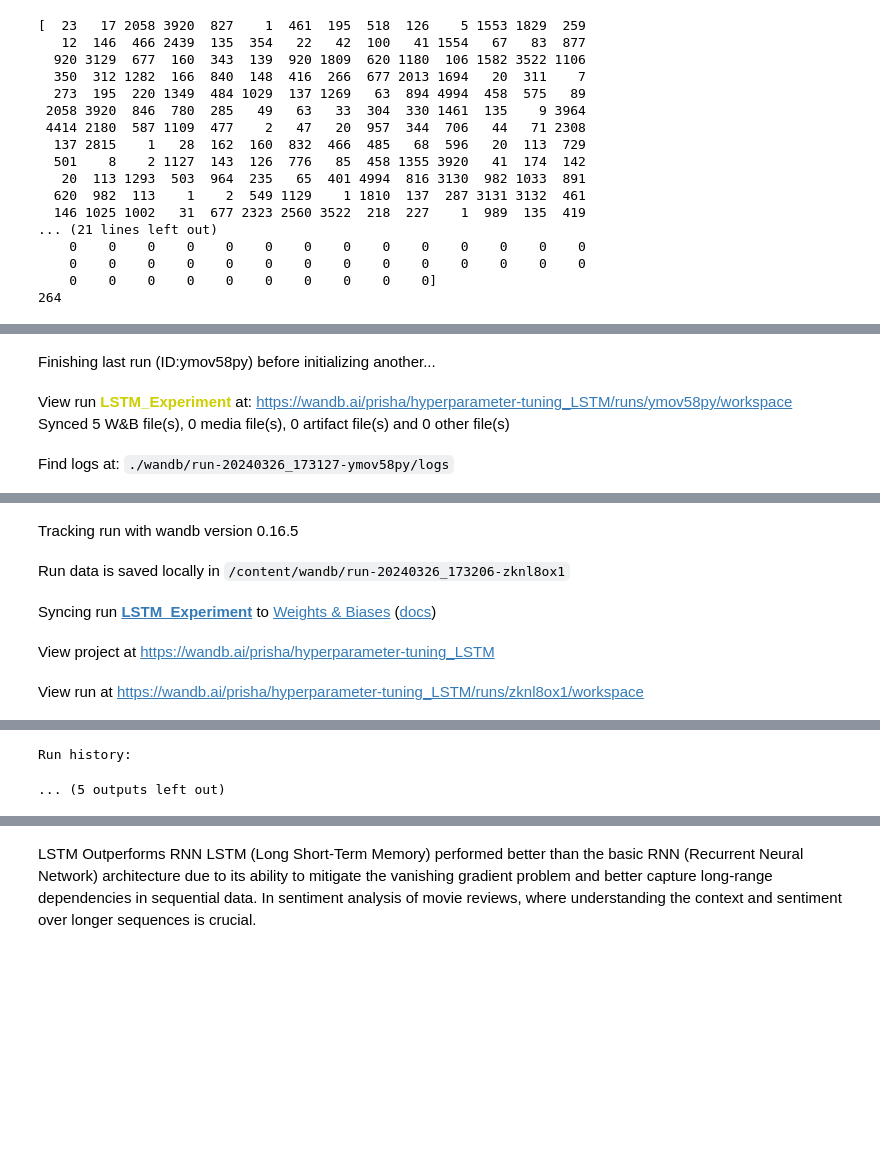
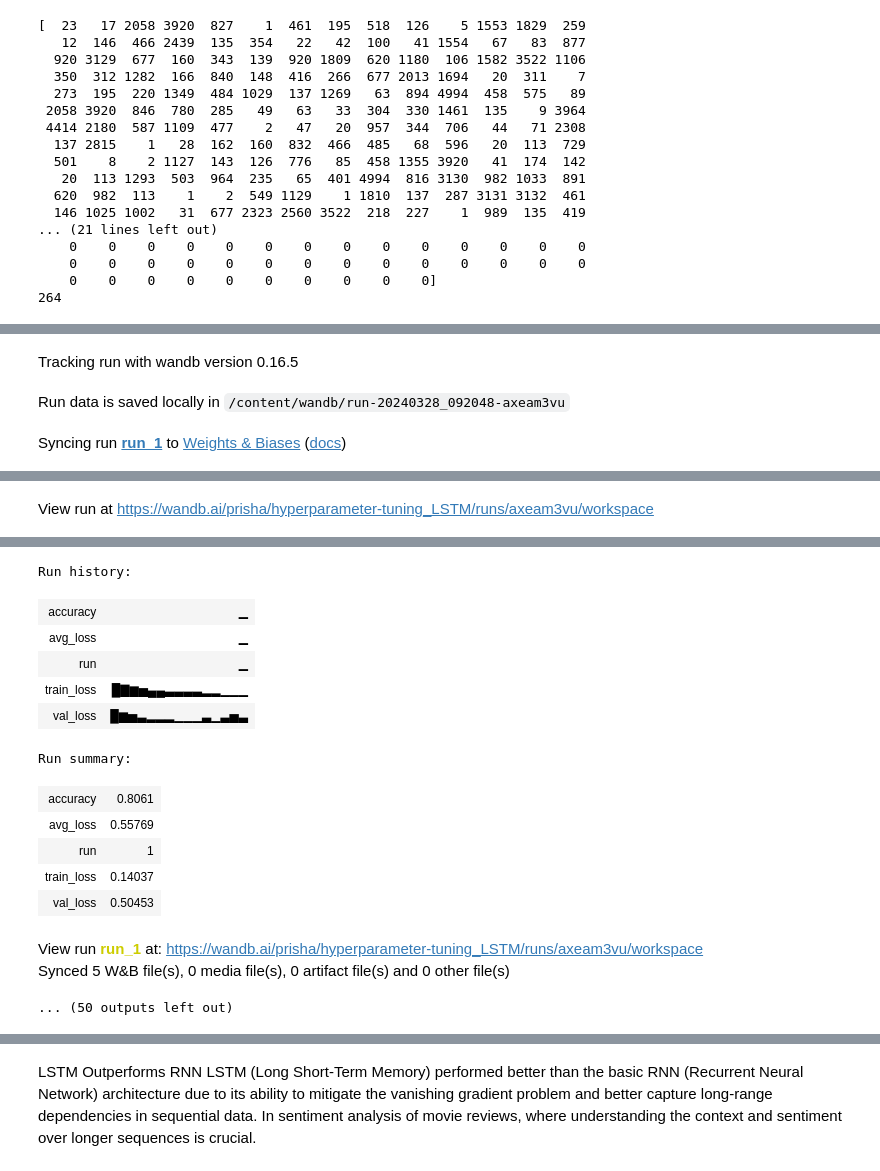
Before and after one commit to oops-moment/SMAI-SEM6, a Jupyter notebook: 2021101075_A3/2021101075_A3_Q3/Q3.ipynb, the cells around one changed output, grey strips where cells are left out. Drawn from its saved outputs; the diff is of its cells as text; code cells hidden in the pictures; blank space fills up the shorter version.

```diff
--- a/2021101075_A3/2021101075_A3_Q3/Q3.ipynb
+++ b/2021101075_A3/2021101075_A3_Q3/Q3.ipynb
@@ -519,8 +519,10 @@ test_sample_ds = torch.utils.data.TensorDataset(test_sample_X, test_sample_y)
 # %%
 device = torch.device("cuda" if torch.cuda.is_available() else "cpu")
 # %%
+import torch
 import wandb
 wandb.login(key="ac8ef4bdae5edab6284aaf71af5502f523fcb79f")
+
 # Define hyperparameter configurations
 hyperparameters = [
     {"embedding_dim": 32, "hidden_dim": 64, "batch_size": 64},
@@ -530,16 +532,16 @@ hyperparameters = [
     {"embedding_dim": 512, "hidden_dim": 1024, "batch_size": 512},
 ]
 
-# Initialize Wandb
-wandb.init(project="hyperparameter-tuning_LSTM", name="LSTM_Experiment")
-
 # Experiment loop
+accuracies = []
 for i, config in enumerate(hyperparameters, 1):
     config_name = f"run_{i}"
+    wandb.init(project="hyperparameter-tuning_LSTM", name=config_name)  # Initialize Wandb for each run
+
+    # Load your data loaders (train_sample_dl, test_sample_dl, val_sample_dl)
     train_sample_dl = torch.utils.data.DataLoader(train_sample_ds, batch_size=config["batch_size"])
     test_sample_dl = torch.utils.data.DataLoader(test_sample_ds,  batch_size=config["batch_size"])
     val_sample_dl = torch.utils.data.DataLoader(val_sample_ds,  batch_size=config["batch_size"])
-
 
     # Create model with specified hyperparameters
     device = torch.device("cuda" if torch.cuda.is_available() else "cpu")
@@ -550,15 +552,18 @@ for i, config in enumerate(hyperparameters, 1):
     loss_fn = torch.nn.BCELoss()
 
     # Train the model
-    train(model, train_sample_dl,val_sample_dl, 15, optimizer, loss_fn, device)
+    train(model, train_sample_dl, val_sample_dl, 15, optimizer, loss_fn, device)
 
     # Evaluate the model on validation set
     accuracy, avg_loss = evaluate(model, test_sample_dl, loss_fn, device)
 
-    # Log metrics using Wandb
+    # Log metrics using Wandb for the current run
     print(f"LSTM Run {i}: Accuracy on validation set: {accuracy:.4f}, Average loss on validation set: {avg_loss:.4f}")
-    wandb.log({"run":i,"accuracy": accuracy, "avg_loss": avg_loss})
+    wandb.log({"run": i, "accuracy": accuracy, "avg_loss": avg_loss})
 
-    # Finish Wandb run
-wandb.finish()
+    # Finish current Wandb run
+    accuracies.append(accuracy)
+    wandb.finish()
+
+print("Average Accuracy shown by LSTM IS:", np.mean(accuracies))
 # %% [output]
@@ -566,4 +575,3 @@ wandb: WARNING Calling wandb.login() after wandb.init() has no effect.
-Finishing last run (ID:ymov58py) before initializing another...
+Tracking run with wandb version 0.16.5
-View run LSTM_Experiment at: https://wandb.ai/prisha/hyperparameter-tuning_LSTM/runs/ymov58py/workspace
-Synced 5 W&B file(s), 0 media file(s), 0 artifact file(s) and 0 other file(s)
+Run data is saved locally in /content/wandb/run-20240328_092048-axeam3vu
-Find logs at: ./wandb/run-20240326_173127-ymov58py/logs
+Syncing run run_1 to Weights & Biases (docs)
@@ -571,5 +579 @@ Successfully finished last run (ID:ymov58py). Initializing new run:
-Tracking run with wandb version 0.16.5
+View run at https://wandb.ai/prisha/hyperparameter-tuning_LSTM/runs/axeam3vu/workspace
-Run data is saved locally in /content/wandb/run-20240326_173206-zknl8ox1
-Syncing run LSTM_Experiment to Weights & Biases (docs)
-View project at https://wandb.ai/prisha/hyperparameter-tuning_LSTM
-View run at https://wandb.ai/prisha/hyperparameter-tuning_LSTM/runs/zknl8ox1/workspace
@@ -593,4 +596,17 @@ LSTM Run 5: Accuracy on validation set: 0.7809, Average loss on validation set:
 Run history:
+| accuracy | ▁ |
+| avg_loss | ▁ |
+| run | ▁ |
+| train_loss | █▇▆▅▄▄▃▃▃▃▂▂▁▁▁ |
+| val_loss | █▆▅▃▂▂▂▁▁▁▃▁▃▅▃ |
-... (5 outputs left out)
+Run summary:
+| accuracy | 0.8061 |
+| avg_loss | 0.55769 |
+| run | 1 |
+| train_loss | 0.14037 |
+| val_loss | 0.50453 |
+View run run_1 at: https://wandb.ai/prisha/hyperparameter-tuning_LSTM/runs/axeam3vu/workspace
+Synced 5 W&B file(s), 0 media file(s), 0 artifact file(s) and 0 other file(s)
+... (50 outputs left out)
 # %%
 # Initialize Wandb for the RNN experiment
```
Also changed, not shown: parts of 10 cells of this notebook.
